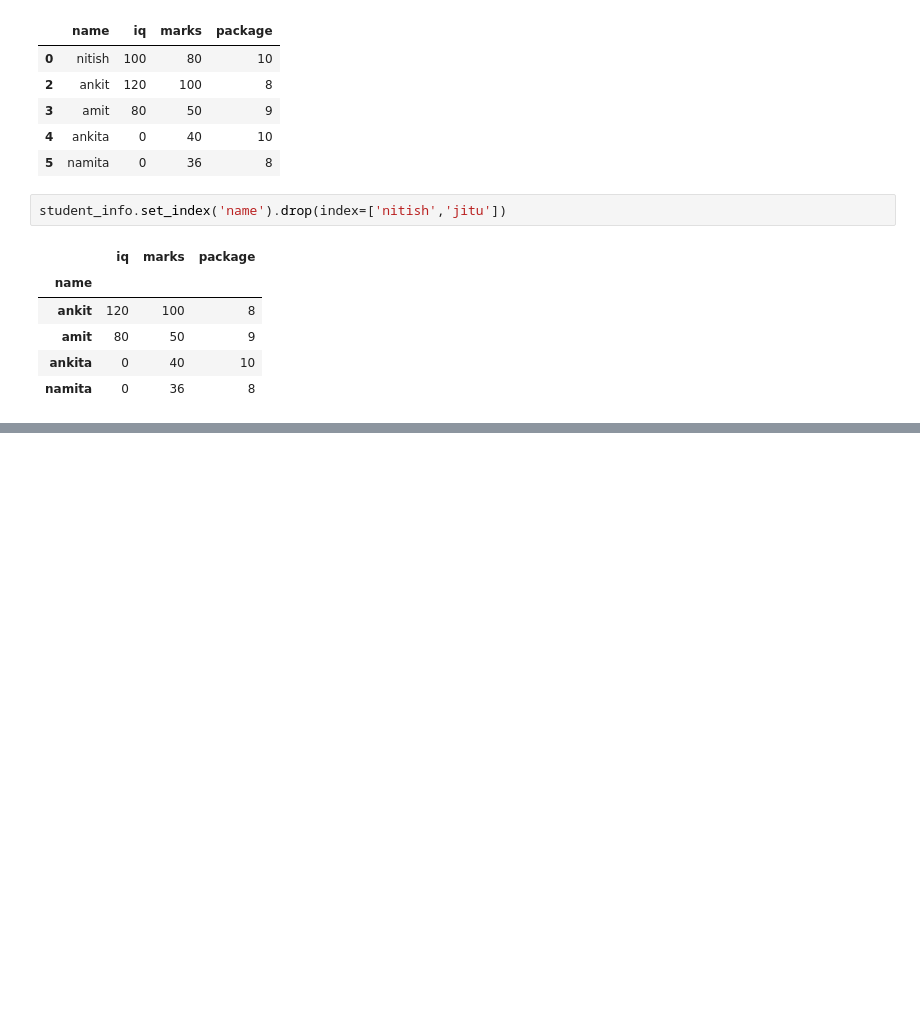
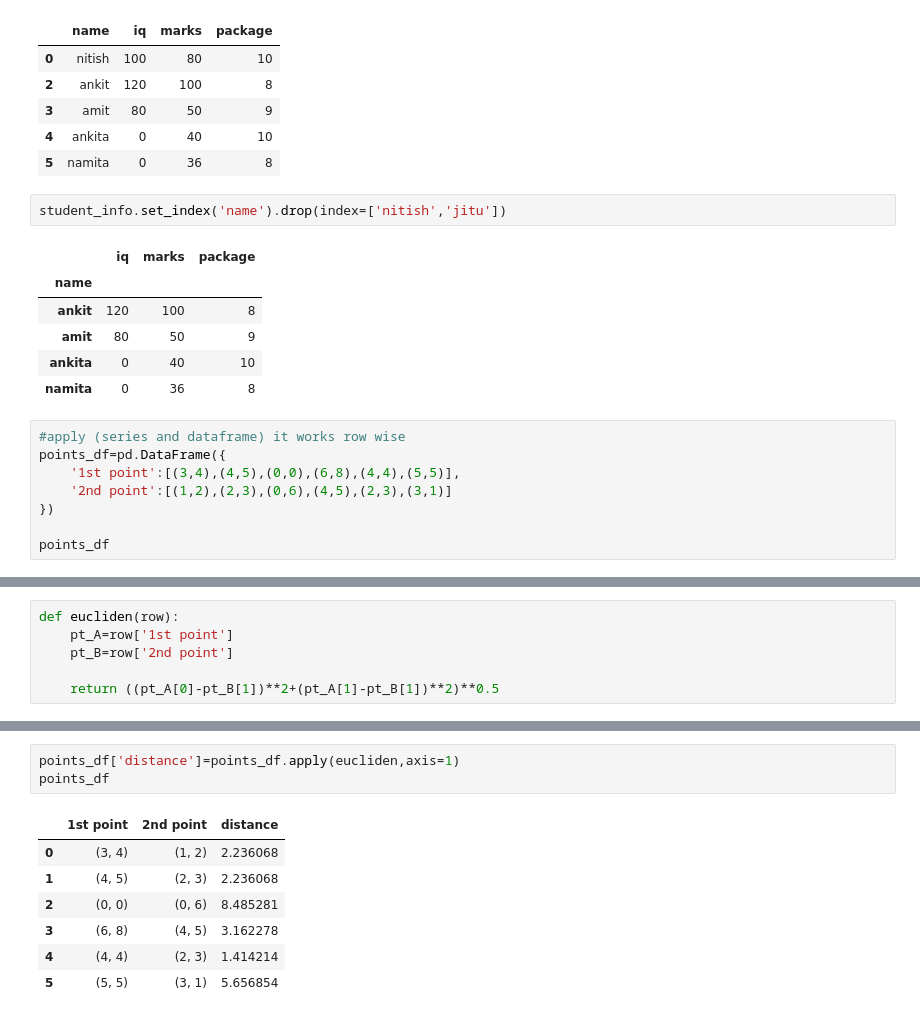
Before and after one commit to Jitudebnath/python, a Jupyter notebook: PANDAS/PandasNotebook.ipynb, the cells around one changed output, grey strips where cells are left out. Drawn from its saved outputs; the diff is of its cells as text; blank space fills up the shorter version.

```diff
--- a/PANDAS/PandasNotebook.ipynb
+++ b/PANDAS/PandasNotebook.ipynb
@@ -1966,3 +1966,11 @@ student_info.set_index('name').drop(index=['nitish','jitu'])
 | amit | 80 | 50 | 9 |
 | ankita | 0 | 40 | 10 |
 | namita | 0 | 36 | 8 |
+# %%
+#apply (series and dataframe) it works row wise
+points_df=pd.DataFrame({
+    '1st point':[(3,4),(4,5),(0,0),(6,8),(4,4),(5,5)],
+    '2nd point':[(1,2),(2,3),(0,6),(4,5),(2,3),(3,1)]
+})
+
+points_df
@@ -1968,0 +1985,6 @@ student_info.set_index('name').drop(index=['nitish','jitu'])
+# %%
+def eucliden(row):
+    pt_A=row['1st point']
+    pt_B=row['2nd point']
+
+    return ((pt_A[0]-pt_B[1])**2+(pt_A[1]-pt_B[1])**2)**0.5
@@ -1968,0 +2001,11 @@ student_info.set_index('name').drop(index=['nitish','jitu'])
+# %%
+points_df['distance']=points_df.apply(eucliden,axis=1)
+points_df
+# %% [output]
+|  | 1st point | 2nd point | distance |
+| 0 | (3, 4) | (1, 2) | 2.236068 |
+| 1 | (4, 5) | (2, 3) | 2.236068 |
+| 2 | (0, 0) | (0, 6) | 8.485281 |
+| 3 | (6, 8) | (4, 5) | 3.162278 |
+| 4 | (4, 4) | (2, 3) | 1.414214 |
+| 5 | (5, 5) | (3, 1) | 5.656854 |
```
Also changed, not shown: parts of 5 cells of this notebook, 8 other files.
